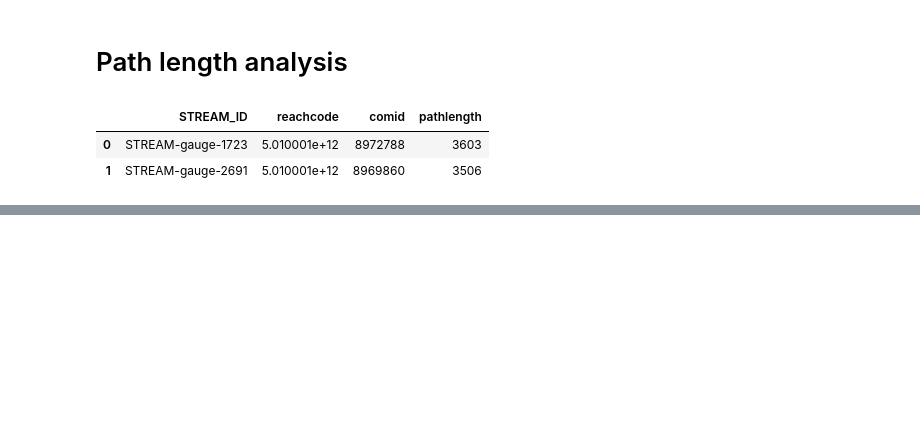
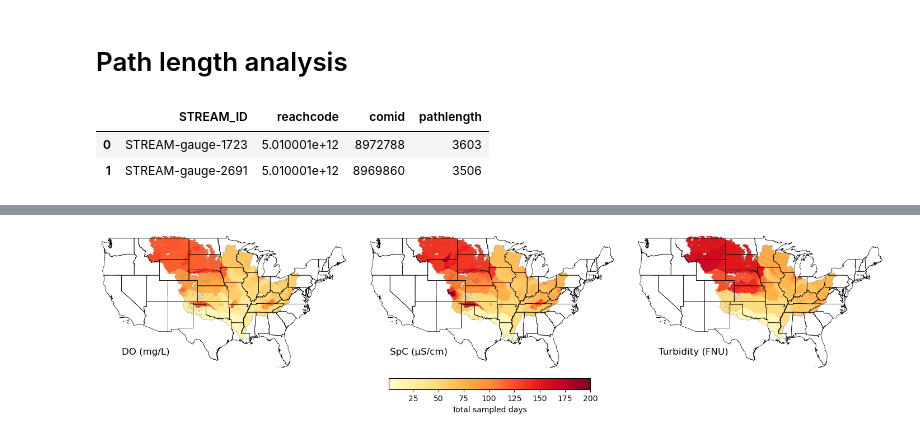
Before and after one commit to jtkemper/stream-analysis, a Jupyter notebook: spatial_pattern_basinatlas.ipynb, the cells around one changed output, grey strips where cells are left out. Cells and saved outputs as stored; diff of their text form; code cells hidden in the pictures; blank space fills up the shorter version.

```diff
--- a/spatial_pattern_basinatlas.ipynb
+++ b/spatial_pattern_basinatlas.ipynb
@@ -506,15 +423,24 @@ for param in params:
     for j, row in md_data_i.iterrows():
         site_id = row['STREAM_ID']
         try:
-            wtshd = gpd.read_file(shapefile_filepath+site_id+'.shp')
+            wtshd = gpd.read_file(shapefile_filepath + site_id + '.shp')
+            wtshd = wtshd.to_crs(US_shp.crs)
             geom = wtshd.geometry.iloc[0]
-            r = rasterize([(geom, 1)], out_shape=(height, width), transform=transform, fill=0, dtype='uint8')
-            heatmap += r
-            # heatmap_hours += r * hours # if you want to scale it by hours of data available.
-        except:
-            cnt = cnt + 1
+            if not geom.is_valid:
+                geom = make_valid(geom)
+            if geom.is_empty or not geom.is_valid:
+                missing_sites.append(site_id)
+                cnt += 1
+                continue
+            r = rasterize([(geom, 1)], out_shape=(height, width),
+                          transform=transform, fill=0, dtype='uint8', all_touched=True)
+            #heatmap += r
+            heatmap += r * (row['actual_hr']/8766) # if you want to scale it by hours of data available
+        except Exception as e:
+            cnt += 1
             missing_sites.append(site_id)
-    heatmaps[param] = heatmap
+            print(f"  {site_id}: {e}")
+            heatmaps[param] = heatmap
 
     print(f'Error for {cnt} watersheds.')
 # %% [output]
@@ -523,15 +463,21 @@ Error for 45 watersheds.
 Error for 47 watersheds.
 # %%
-fig, axes = plt.subplots(1, 3, figsize=(24, 8))
+fig, axes = plt.subplots(1, 3, figsize=(18, 8))
 
 for ax, param in zip(axes, params):
     heatmap_masked = np.ma.masked_where(heatmaps[param] == 0, heatmaps[param])
     cmap = plt.cm.YlOrRd
     cmap.set_bad(color='none')
-    im = ax.imshow(heatmap_masked, extent=[bounds[0], bounds[2], bounds[1], bounds[3]], cmap=cmap)
+    im = ax.imshow(heatmap_masked, extent=[bounds[0], bounds[2], bounds[1], bounds[3]], cmap=cmap, vmin=1, vmax=200)
     US_shp.boundary.plot(ax=ax, edgecolor='black', linewidth=0.5)
-    ax.set_title(param)
+    ax.text(-120, 27, solute_pretty[param], fontsize=12)
+    ax.set_axis_off()
 
-#fig.colorbar(im, ax=axes, label='Watershed overlap count', shrink=0.6)
-plt.tight_layout()
-plt.show()
+cbar_ax = fig.add_axes([0.41, 0.3, 0.2, 0.025])  # [left, bottom, width, height]
+fig.colorbar(im, cax=cbar_ax, orientation='horizontal', label='Total sampled days')
+fig.subplots_adjust(wspace=0.1)
+
+#plt.tight_layout()
+plt.savefig(f'../OUTPUT/spatial_patterns/heat_maps_density_of_data.png', dpi=600, bbox_inches='tight')
+# %% [output]
+[figure, added]
```
Also changed, not shown: parts of 13 cells of this notebook, 1 other file.
